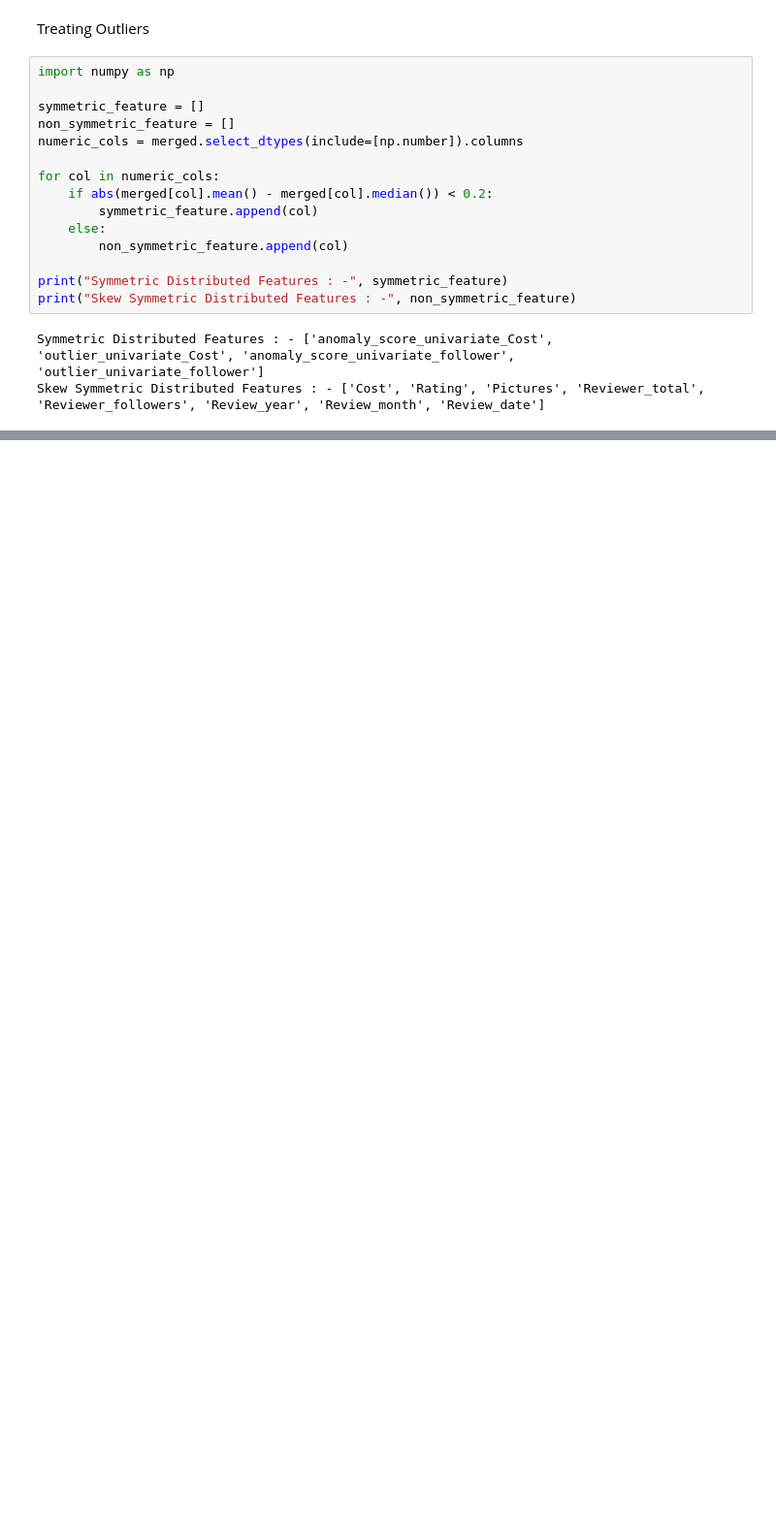
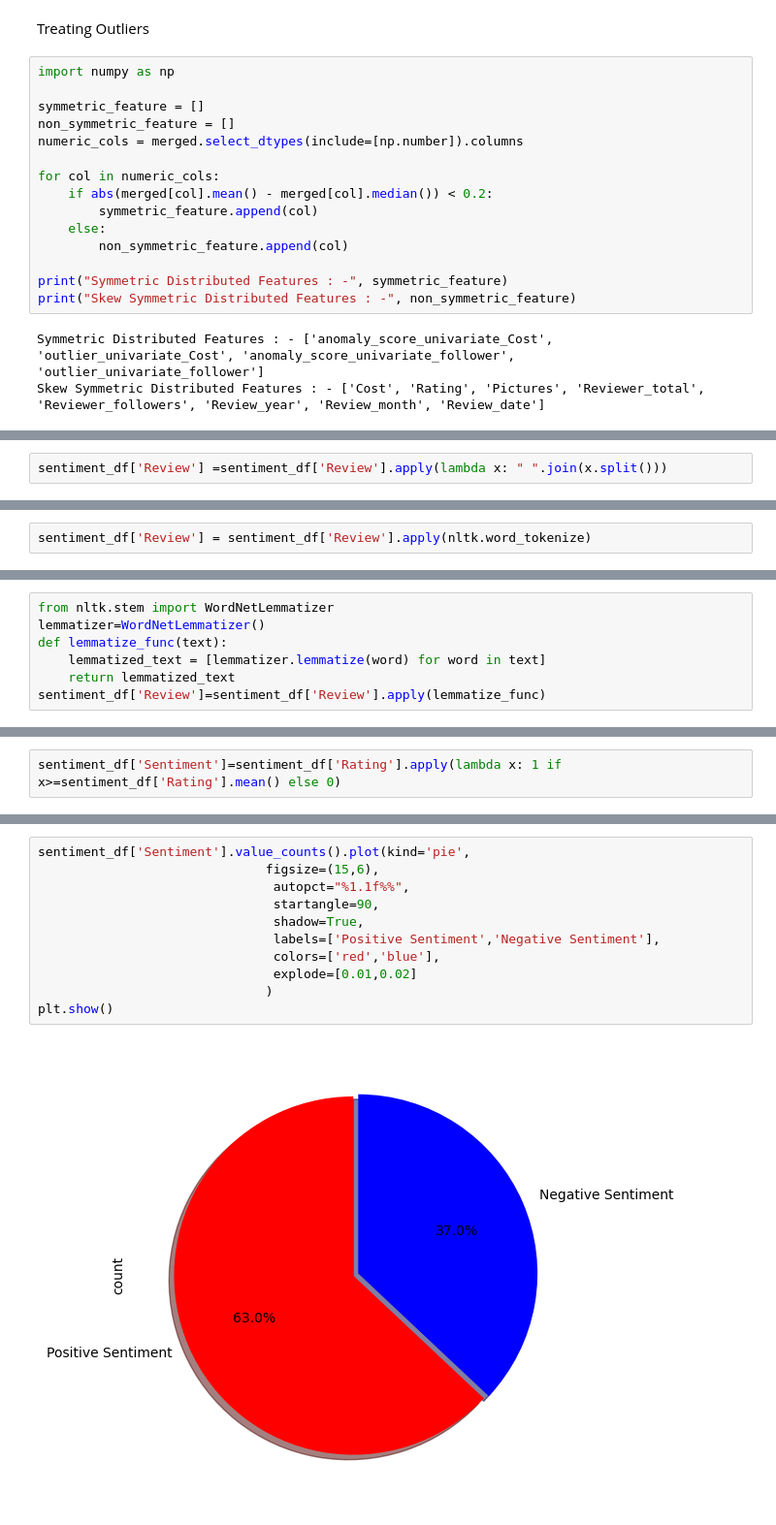
Before and after one commit to vip03pandey/ZomatoClustering, a Jupyter notebook: model.ipynb, the cells around one changed output, grey strips where cells are left out. Shown at 97% size. Cells and saved outputs as stored; diff of their text form; blank space fills up the shorter version.

```diff
--- a/model.ipynb
+++ b/model.ipynb
@@ -1162,0 +1352,2 @@ Skew Symmetric Distributed Features : - ['Cost', 'Rating', 'Pictures', 'Reviewer
+# %%
+sentiment_df['Review'] =sentiment_df['Review'].apply(lambda x: " ".join(x.split()))
@@ -1162,0 +1360,2 @@ Skew Symmetric Distributed Features : - ['Cost', 'Rating', 'Pictures', 'Reviewer
+# %%
+sentiment_df['Review'] = sentiment_df['Review'].apply(nltk.word_tokenize)
@@ -1162,0 +1368,7 @@ Skew Symmetric Distributed Features : - ['Cost', 'Rating', 'Pictures', 'Reviewer
+# %%
+from nltk.stem import WordNetLemmatizer
+lemmatizer=WordNetLemmatizer()
+def lemmatize_func(text):
+    lemmatized_text = [lemmatizer.lemmatize(word) for word in text]
+    return lemmatized_text
+sentiment_df['Review']=sentiment_df['Review'].apply(lemmatize_func)
@@ -1162,0 +1452,2 @@ Skew Symmetric Distributed Features : - ['Cost', 'Rating', 'Pictures', 'Reviewer
+# %%
+sentiment_df['Sentiment']=sentiment_df['Rating'].apply(lambda x: 1 if x>=sentiment_df['Rating'].mean() else 0)
@@ -1162,0 +1639,13 @@ Skew Symmetric Distributed Features : - ['Cost', 'Rating', 'Pictures', 'Reviewer
+# %%
+sentiment_df['Sentiment'].value_counts().plot(kind='pie',
+                              figsize=(15,6),
+                               autopct="%1.1f%%",
+                               startangle=90,
+                               shadow=True,
+                               labels=['Positive Sentiment','Negative Sentiment'],
+                               colors=['red','blue'],
+                               explode=[0.01,0.02]
+                              )
+plt.show()
+# %% [output]
+[figure, added]
```
Also changed, not shown: parts of 71 cells of this notebook.
